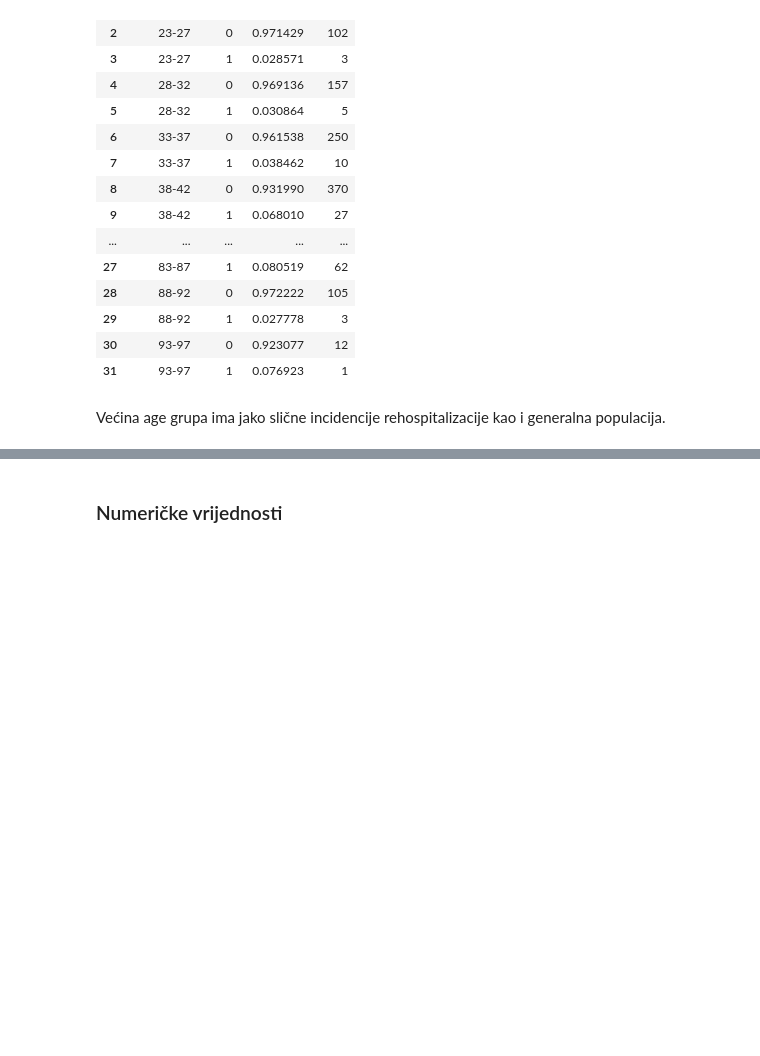
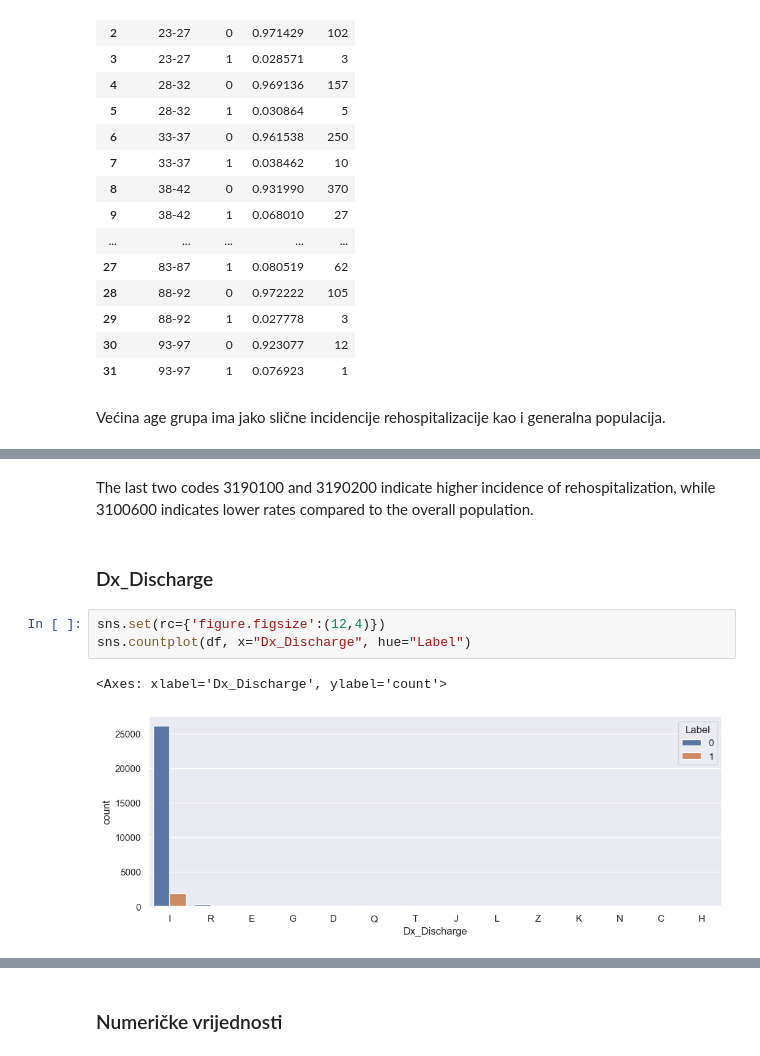
Before and after one commit to Ivan-Klabucar/Kotao, a Jupyter notebook: Exploratory Data Analysis/Initial_look_at_data.ipynb, the cells around one changed output, grey strips where cells are left out. Cells and saved outputs as stored; diff of their text form; blank space fills up the shorter version.

```diff
--- a/Exploratory Data Analysis/Initial_look_at_data.ipynb
+++ b/Exploratory Data Analysis/Initial_look_at_data.ipynb
@@ -255,0 +297,10 @@ Većina age grupa ima jako slične incidencije rehospitalizacije kao i generalna
+# %% [markdown]
+The last two codes 3190100 and 3190200 indicate higher incidence of rehospitalization, while 3100600 indicates lower rates compared to the overall population.
+# %% [markdown]
+### Dx_Discharge
+# %%
+sns.set(rc={'figure.figsize':(12,4)})
+sns.countplot(df, x="Dx_Discharge", hue="Label")
+# %% [output]
+<Axes: xlabel='Dx_Discharge', ylabel='count'>
+[figure, added]
```
Also changed, not shown: parts of 27 cells of this notebook.
